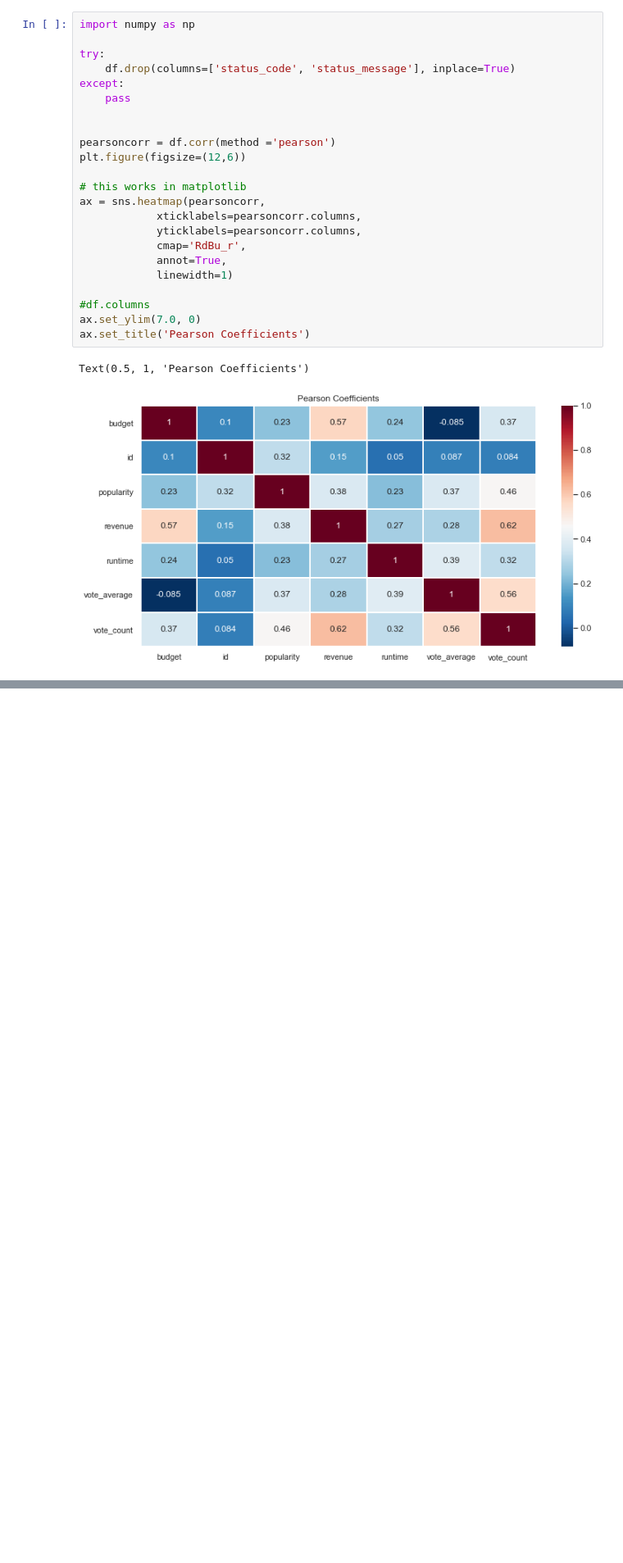
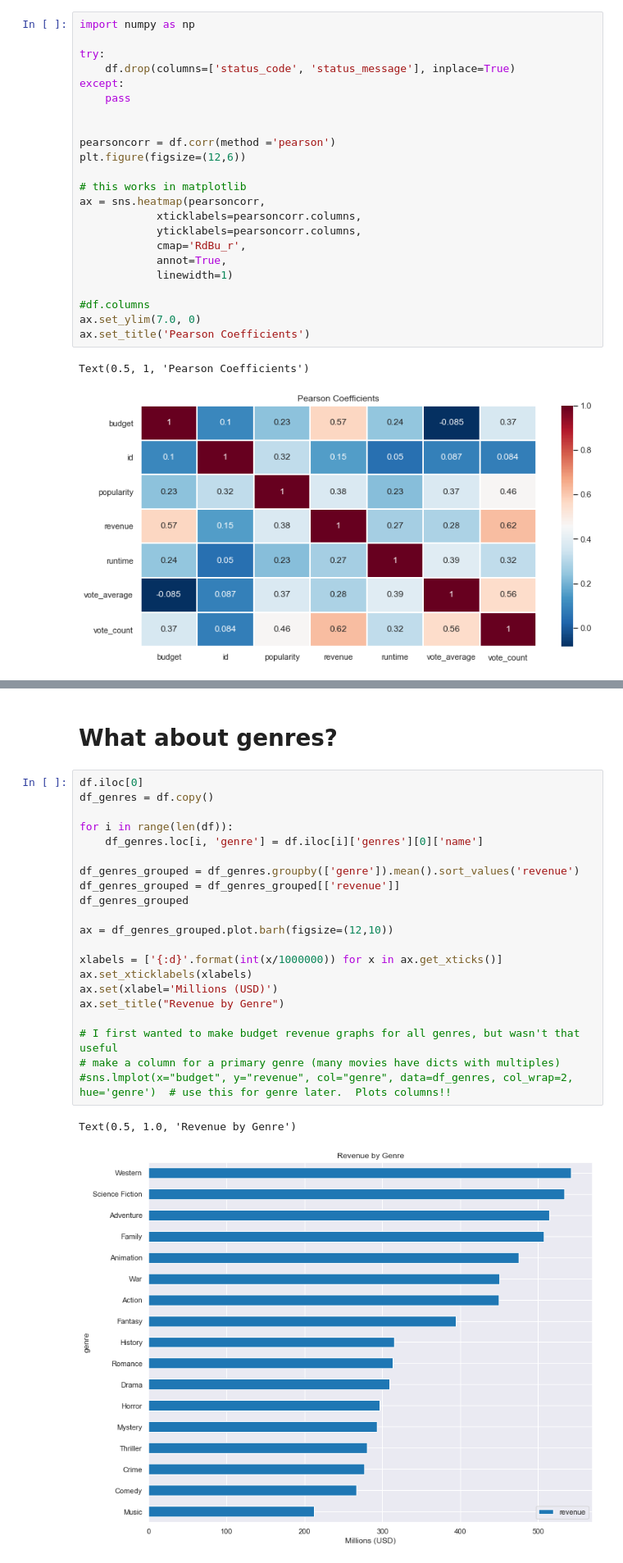
Before and after one commit to sciencelee/dsc-mod-1-project-v2-1-online-ds-sp-000, a Jupyter notebook: student.ipynb, the cells around one changed output, grey strips where cells are left out. Shown at 82% size. Saved outputs shown, nothing was run; the diff lists cells and outputs as text; blank space fills up the shorter version.

```diff
--- a/student.ipynb
+++ b/student.ipynb
@@ -339,0 +390,26 @@ Text(0.5, 1, 'Pearson Coefficients')
+# %% [markdown]
+# What about genres?
+# %%
+df.iloc[0]
+df_genres = df.copy()
+
+for i in range(len(df)):
+    df_genres.loc[i, 'genre'] = df.iloc[i]['genres'][0]['name']
+
+df_genres_grouped = df_genres.groupby(['genre']).mean().sort_values('revenue')
+df_genres_grouped = df_genres_grouped[['revenue']]
+df_genres_grouped
+
+ax = df_genres_grouped.plot.barh(figsize=(12,10))
+
+xlabels = ['{:d}'.format(int(x/1000000)) for x in ax.get_xticks()]
+ax.set_xticklabels(xlabels)
+ax.set(xlabel='Millions (USD)')
+ax.set_title("Revenue by Genre")
+
+# I first wanted to make budget revenue graphs for all genres, but wasn't that useful
+# make a column for a primary genre (many movies have dicts with multiples)
+#sns.lmplot(x="budget", y="revenue", col="genre", data=df_genres, col_wrap=2, hue='genre')  # use this for genre later.  Plots columns!!
+# %% [output]
+Text(0.5, 1.0, 'Revenue by Genre')
+[figure, added]
```
Also changed, not shown: parts of 6 cells of this notebook.
